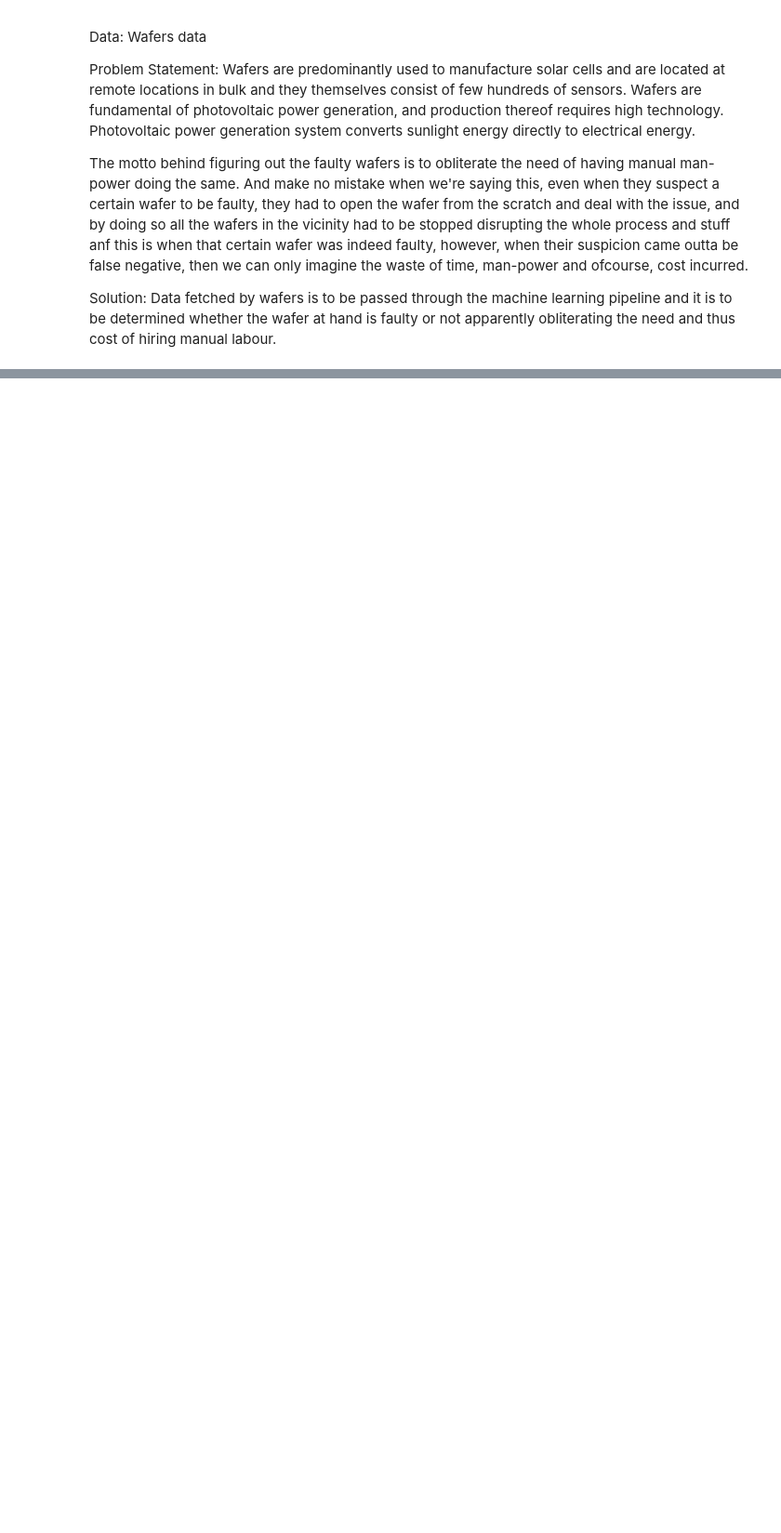
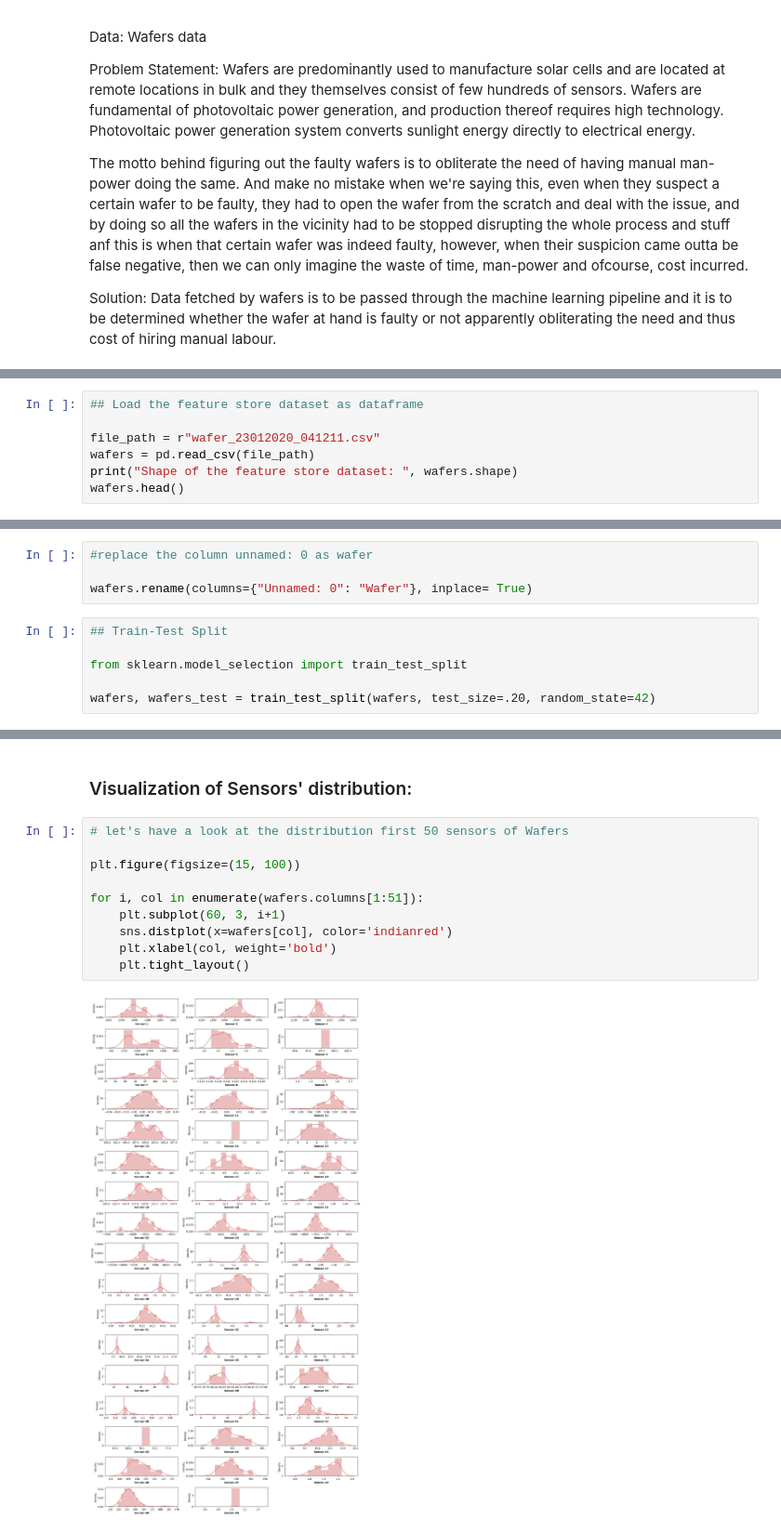
Before and after one commit to Deepa-2705/Wafer_Fault_Detection, a Jupyter notebook: notebooks/EDA.ipynb, the cells around one changed output, grey strips where cells are left out. Shown at 93% size. Drawn from its saved outputs; the diff is of its cells as text; blank space fills up the shorter version.

```diff
--- a/notebooks/EDA.ipynb
+++ b/notebooks/EDA.ipynb
@@ -23 +23,8 @@ import seaborn as Sensor
 import matplotlib.pyplot as plt
+# %%
+## Load the feature store dataset as dataframe
+
+file_path = r"wafer_23012020_041211.csv"
+wafers = pd.read_csv(file_path)
+print("Shape of the feature store dataset: ", wafers.shape)
+wafers.head()
@@ -23,0 +42,10 @@ import matplotlib.pyplot as plt
+# %%
+#replace the column unnamed: 0 as wafer
+
+wafers.rename(columns={"Unnamed: 0": "Wafer"}, inplace= True)
+# %%
+## Train-Test Split
+
+from sklearn.model_selection import train_test_split
+
+wafers, wafers_test = train_test_split(wafers, test_size=.20, random_state=42)
@@ -23,0 +117,14 @@ import matplotlib.pyplot as plt
+# %% [markdown]
+### Visualization of Sensors' distribution:
+# %%
+# let's have a look at the distribution first 50 sensors of Wafers
+
+plt.figure(figsize=(15, 100))
+
+for i, col in enumerate(wafers.columns[1:51]):
+    plt.subplot(60, 3, i+1)
+    sns.distplot(x=wafers[col], color='indianred')
+    plt.xlabel(col, weight='bold')
+    plt.tight_layout()
+# %% [output]
+[figure, added]
```
Also changed, not shown: parts of 65 cells of this notebook, 27 other files.
